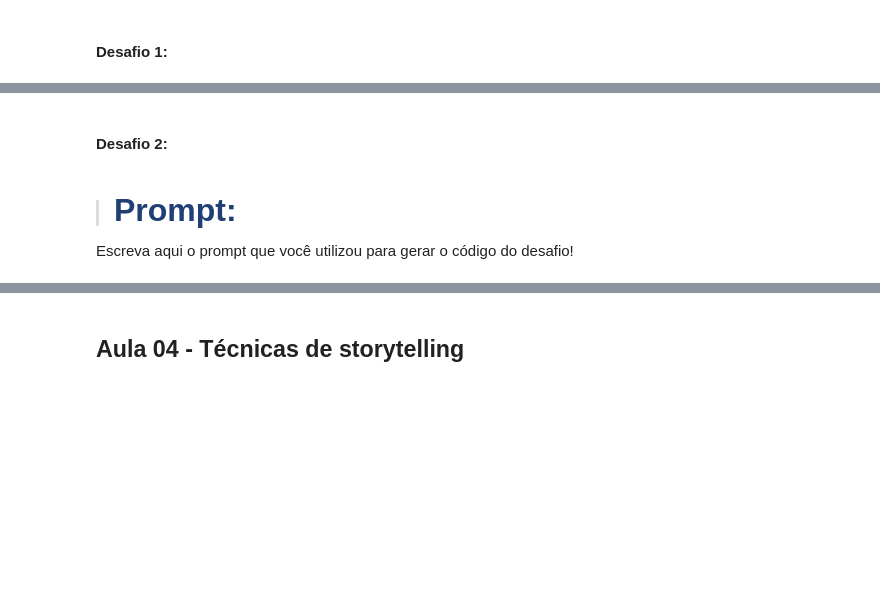
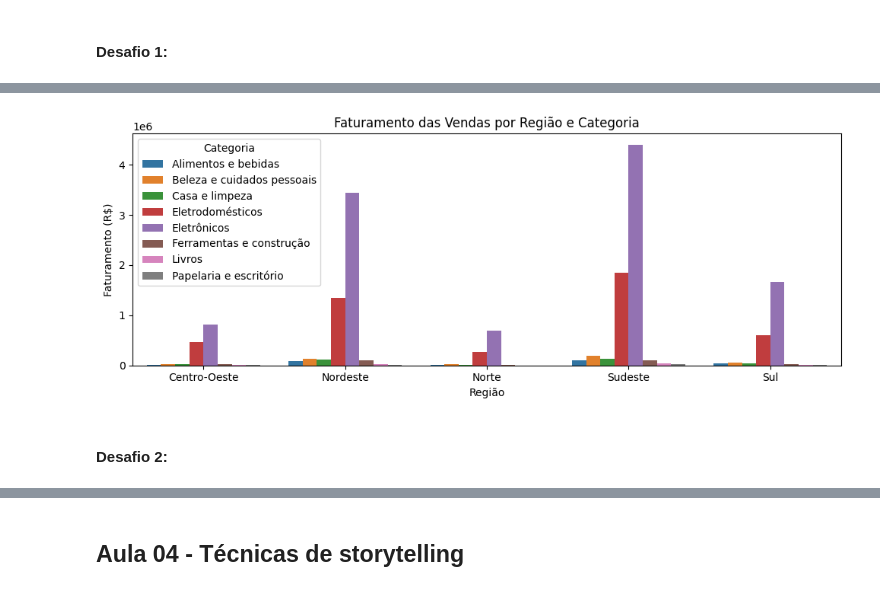
Before and after one commit to SergioCarmo-ro/Desafio_IA, a Jupyter notebook: Desafios.ipynb, the cells around one changed output, grey strips where cells are left out. Saved outputs shown, nothing was run; the diff lists cells and outputs as text; code cells hidden in the pictures; blank space fills up the shorter version.

```diff
--- a/Desafios.ipynb
+++ b/Desafios.ipynb
@@ -190,6 +198,22 @@ Escreva aqui o prompt que você utilizou para gerar o código do desafio!
+# %%
+# 1. Criar a coluna de faturamento
+df['faturamento'] = (df['preco_unitario'] * df['quantidade']) + df['frete']
+
+# 2. Agrupar os dados por região e produto, somando o faturamento
+df_agrupado = df.groupby(['regiao', 'categoria'])['faturamento'].sum().reset_index()
+
+# 3. Criar o gráfico de colunas agrupadas usando Seaborn
+plt.figure(figsize=(10, 4))
+sns.barplot(data=df_agrupado, x='regiao', y='faturamento', hue='categoria')
+
+# 4. Personalização do gráfico
+plt.title('Faturamento das Vendas por Região e Categoria')
+plt.ylabel('Faturamento (R$)')
+plt.xlabel('Região')
+plt.legend(title='Categoria')
+plt.tight_layout()
+plt.show()
+# %% [output]
+[figure, added]
 # %% [markdown]
 #### Desafio 2:
-# %% [markdown]
-> #### <strong><font color="#203f75" size= 6>Prompt:</font></strong>
-
-Escreva aqui o prompt que você utilizou para gerar o código do desafio!
```
Also changed, not shown: parts of 4 cells of this notebook.
